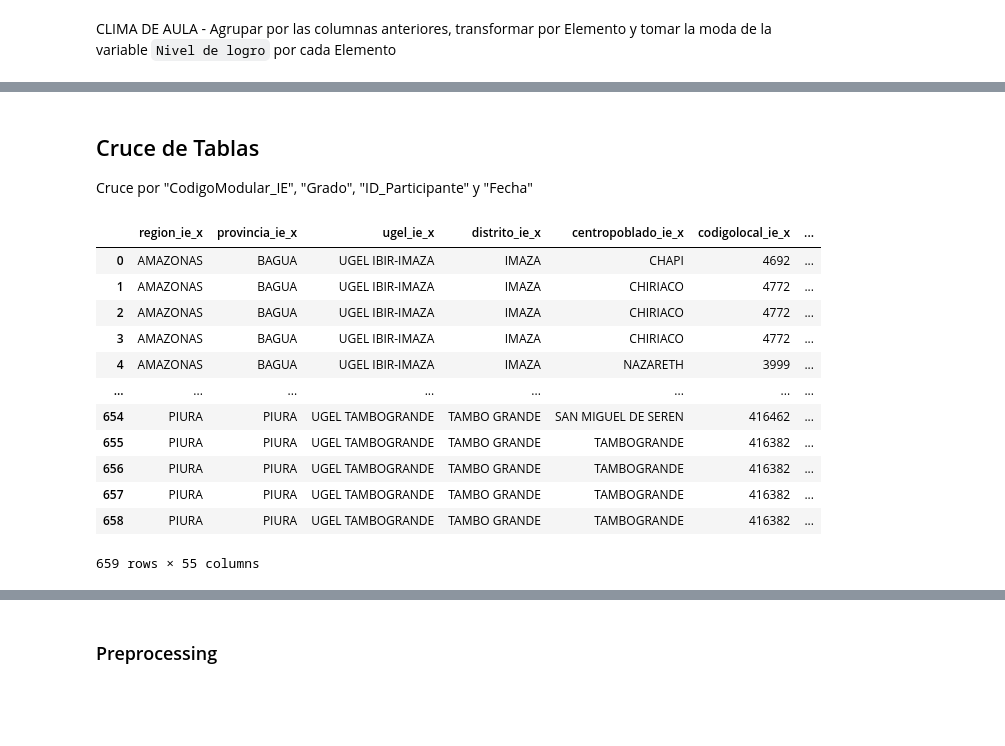
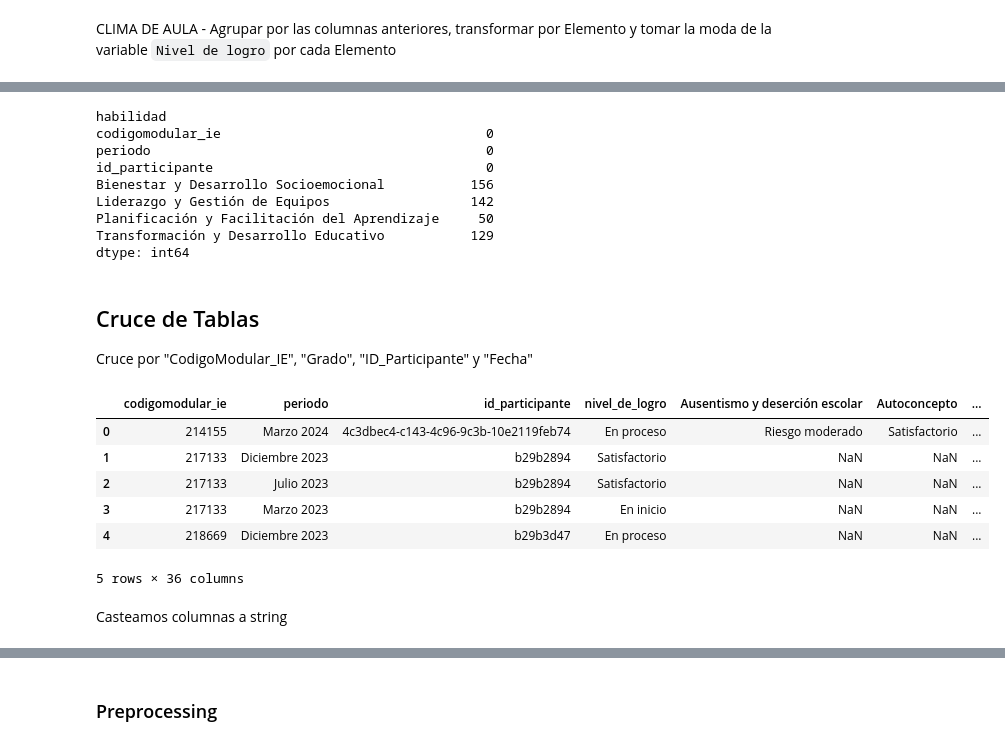
Before and after one commit to Raxcsu/breit-project, a Jupyter notebook: notebook/main.ipynb, the cells around one changed output, grey strips where cells are left out. Drawn from its saved outputs; the diff is of its cells as text; code cells hidden in the pictures; blank space fills up the shorter version.

```diff
--- a/notebook/main.ipynb
+++ b/notebook/main.ipynb
@@ -218,9 +218,7 @@ Index(['AÑO', 'region_ie', 'provincia_ie', 'ugel_ie', 'distrito_ie',
 # %% [markdown]
 ACADEMICO - Agrupar por las siguientes columnas y tomar la moda de la variable `Nivel de logro`
 # %%
-group_cols = ['region_ie', 'provincia_ie ', 'ugel_ie', 'distrito_ie',
-       'centropoblado_ie','codigolocal_ie',
-       'codigomodular_ie', 'grado', 'periodo','id_participante']
+group_cols = ['codigomodular_ie', 'periodo','id_participante']
 # %%
 # Asegurar que los nombres de columnas en group_cols existan en el DataFrame
 group_cols = [col.strip() for col in group_cols]  # Elimina espacios extra
@@ -312,14 +291,14 @@ Name: count, dtype: int64
 # %% [markdown]
 SOCIOEMOCIONAL - Agrupar por las columnas anteriores, transformar por Habilidad y tomar la moda de la variable `Nivel de logro` por cada Habilidad
 # %%
-result = cleaned_df_soc.pivot_table(
+result_soc = cleaned_df_soc.pivot_table(
     index=group_cols,
     columns="habilidad",
     values="nivel_de_logro",
     aggfunc=lambda x: x.mode().iloc[0] if not x.mode().empty else None
 ).reset_index()
 # %%
-result.columns.name = None
-result = result.rename_axis(None, axis=1)
+result_soc.columns.name = None
+result = result_soc.rename_axis(None, axis=1)
 result
 # %% [output]
@@ -419,3 +517,15 @@ result_cli.shape
+# %%
+result_eval.isnull().sum()
+# %% [output]
+habilidad
+codigomodular_ie                                  0
+periodo                                           0
+id_participante                                   0
+Bienestar y Desarrollo Socioemocional           156
+Liderazgo y Gestión de Equipos                  142
+Planificación y Facilitación del Aprendizaje     50
+Transformación y Desarrollo Educativo           129
+dtype: int64
 # %% [markdown]
 ## Cruce de Tablas
 
@@ -423,18 +535,15 @@ Cruce por "CodigoModular_IE", "Grado", "ID_Participante" y "Fecha"
 # %%
-merged_df = result_aca.merge(result, on=["codigomodular_ie", "grado", "id_participante","periodo"], how="inner")
-merged_df = merged_df.merge(result_cli, on=["codigomodular_ie", "grado", "id_participante","periodo"], how="inner")
-merged_df
+merged_df = result_aca.merge(result_soc, on=["codigomodular_ie", "id_participante","periodo"], how="inner")
+merged_df = merged_df.merge(result_cli, on=["codigomodular_ie", "id_participante","periodo"], how="inner")
+#merged_df = merged_df.merge(result_eval, on=["codigomodular_ie", "id_participante","periodo"], how="inner")
+merged_df.head()
 # %% [output]
-|  | region_ie_x | provincia_ie_x | ugel_ie_x | distrito_ie_x | centropoblado_ie_x | codigolocal_ie_x | ... |
-| 0 | AMAZONAS | BAGUA | UGEL IBIR-IMAZA | IMAZA | CHAPI | 4692 | ... |
-| 1 | AMAZONAS | BAGUA | UGEL IBIR-IMAZA | IMAZA | CHIRIACO | 4772 | ... |
-| 2 | AMAZONAS | BAGUA | UGEL IBIR-IMAZA | IMAZA | CHIRIACO | 4772 | ... |
-| 3 | AMAZONAS | BAGUA | UGEL IBIR-IMAZA | IMAZA | CHIRIACO | 4772 | ... |
-| 4 | AMAZONAS | BAGUA | UGEL IBIR-IMAZA | IMAZA | NAZARETH | 3999 | ... |
-| ... | ... | ... | ... | ... | ... | ... | ... |
-| 654 | PIURA | PIURA | UGEL TAMBOGRANDE | TAMBO GRANDE | SAN MIGUEL DE SEREN | 416462 | ... |
-| 655 | PIURA | PIURA | UGEL TAMBOGRANDE | TAMBO GRANDE | TAMBOGRANDE | 416382 | ... |
-| 656 | PIURA | PIURA | UGEL TAMBOGRANDE | TAMBO GRANDE | TAMBOGRANDE | 416382 | ... |
-| 657 | PIURA | PIURA | UGEL TAMBOGRANDE | TAMBO GRANDE | TAMBOGRANDE | 416382 | ... |
-| 658 | PIURA | PIURA | UGEL TAMBOGRANDE | TAMBO GRANDE | TAMBOGRANDE | 416382 | ... |
+|  | codigomodular_ie | periodo | id_participante | nivel_de_logro | Ausentismo y deserción escolar | Autoconcepto | ... |
+| 0 | 214155 | Marzo 2024 | 4c3dbec4-c143-4c96-9c3b-10e2119feb74 | En proceso | Riesgo moderado | Satisfactorio | ... |
+| 1 | 217133 | Diciembre 2023 | b29b2894 | Satisfactorio | NaN | NaN | ... |
+| 2 | 217133 | Julio 2023 | b29b2894 | Satisfactorio | NaN | NaN | ... |
+| 3 | 217133 | Marzo 2023 | b29b2894 | En inicio | NaN | NaN | ... |
+| 4 | 218669 | Diciembre 2023 | b29b3d47 | En proceso | NaN | NaN | ... |
-659 rows × 55 columns
+5 rows × 36 columns
+# %% [markdown]
+Casteamos columnas a string
```
Also changed, not shown: parts of 80 cells of this notebook, 1 other file.
